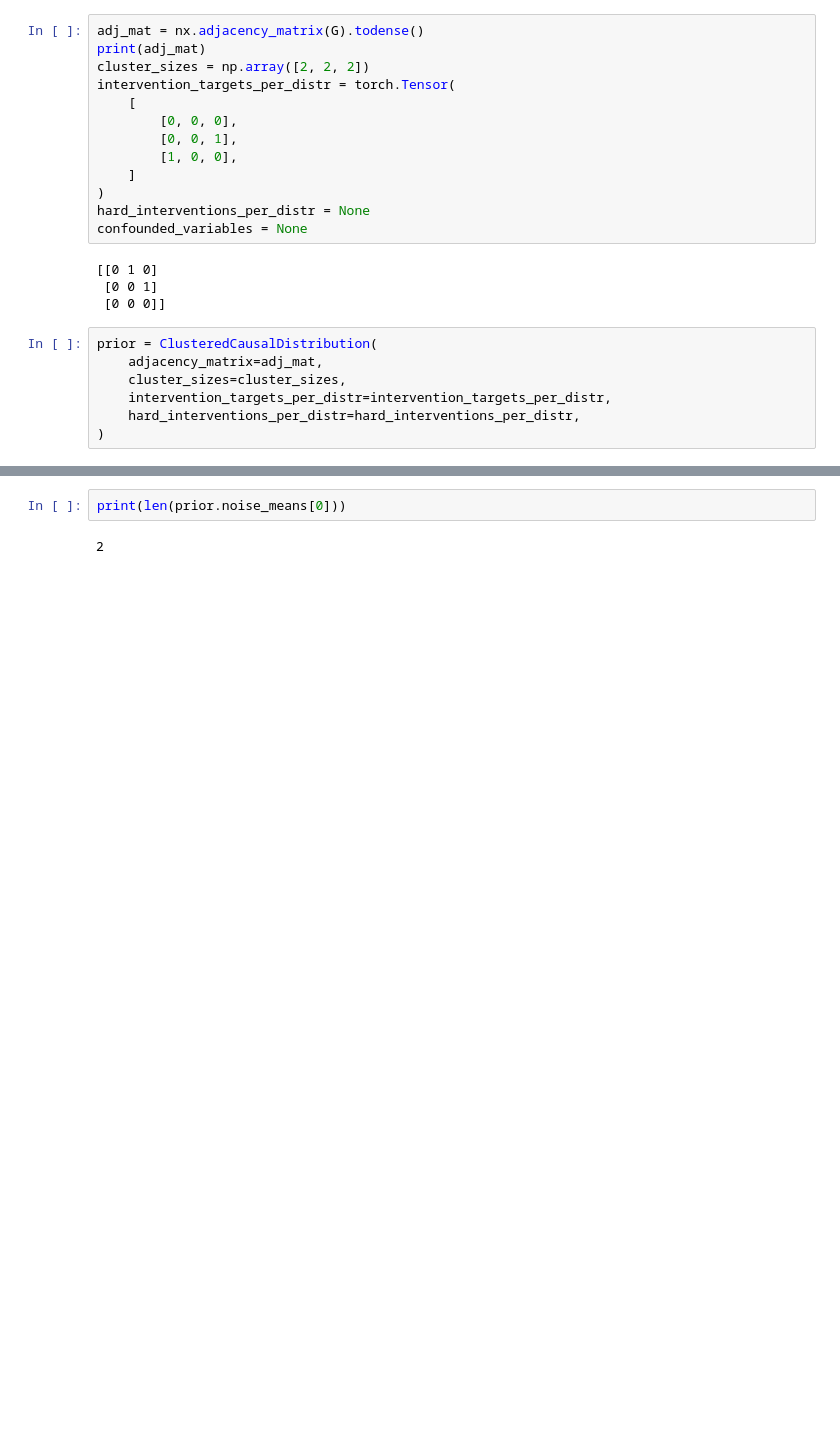
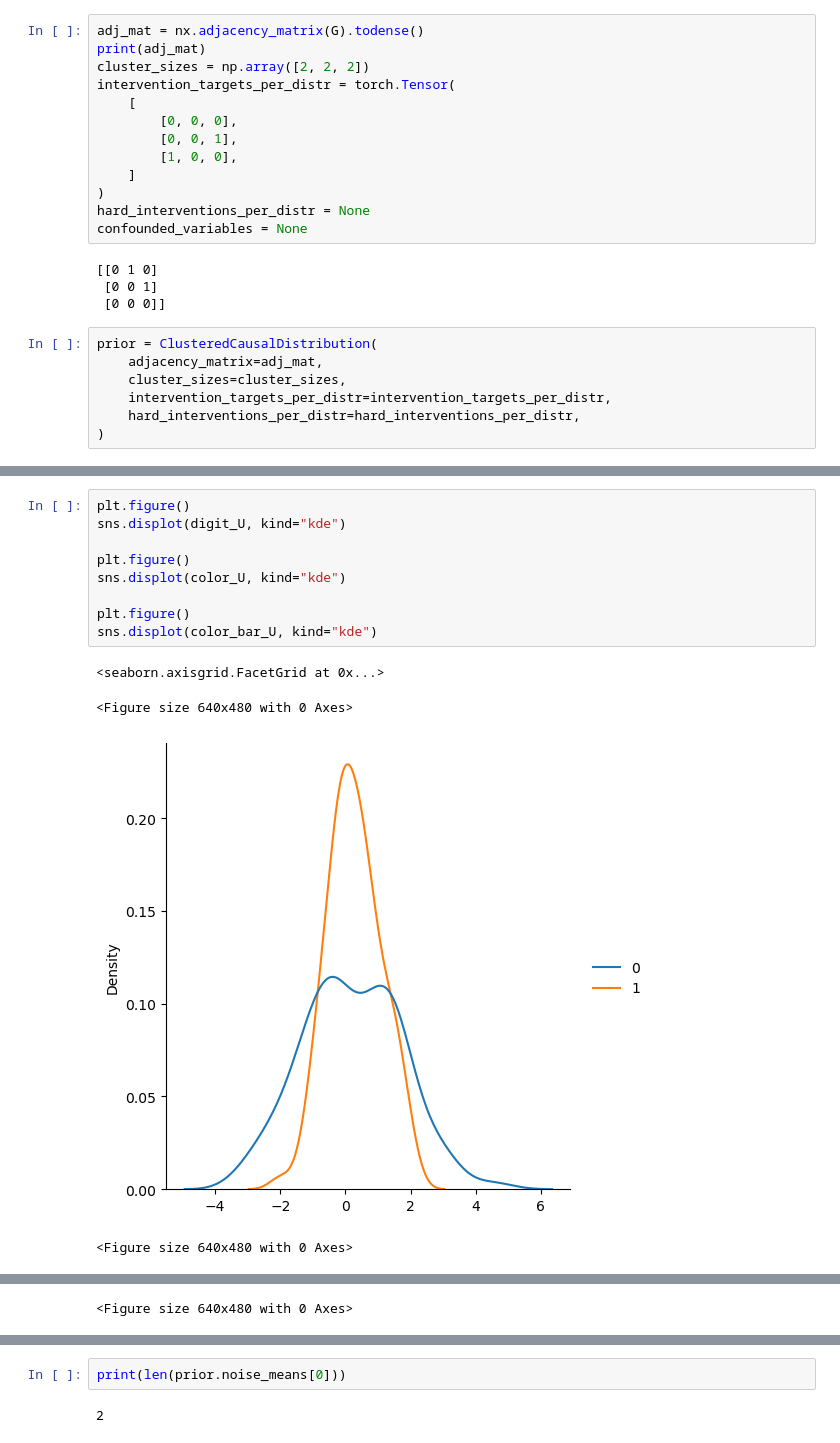
Before and after one commit to adam2392/ciflows, a Jupyter notebook: notebooks/playground/causal_prior.ipynb, the cells around one changed output, grey strips where cells are left out. Saved outputs shown, nothing was run; the diff lists cells and outputs as text; blank space fills up the shorter version.

```diff
--- a/notebooks/playground/causal_prior.ipynb
+++ b/notebooks/playground/causal_prior.ipynb
@@ -61,0 +674,14 @@ tensor([-0.3517,  0.5676])
+# %%
+plt.figure()
+sns.displot(digit_U, kind="kde")
+
+plt.figure()
+sns.displot(color_U, kind="kde")
+
+plt.figure()
+sns.displot(color_bar_U, kind="kde")
+# %% [output]
+<seaborn.axisgrid.FacetGrid at 0x...>
+<Figure size 640x480 with 0 Axes>
+[figure, added]
+<Figure size 640x480 with 0 Axes>
@@ -61,0 +689 @@ tensor([-0.3517,  0.5676])
+<Figure size 640x480 with 0 Axes>
```
Also changed, not shown: parts of 20 cells of this notebook, 7 other files.
